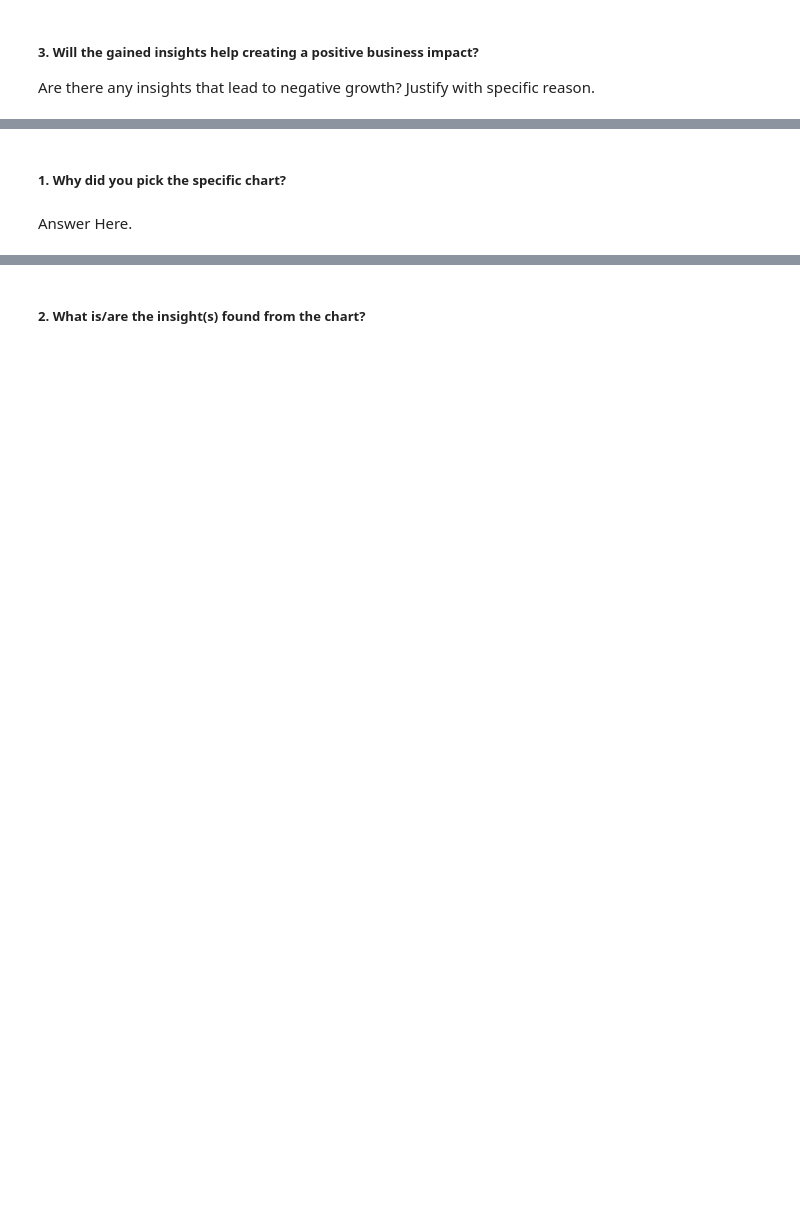
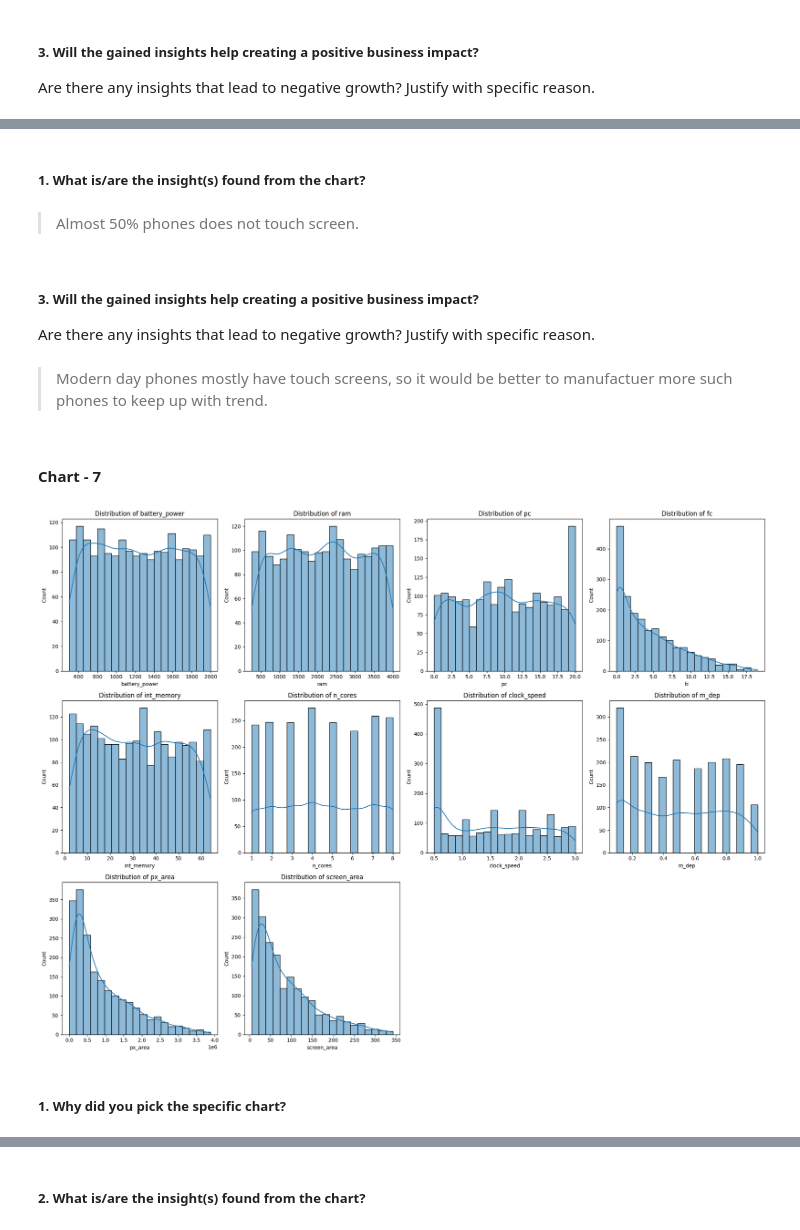
Before and after one commit to AmanSharmas/Mobile-Price-Range-Prediction, a Jupyter notebook: Mobile_Price_Range_Prediction_Capstone_3.ipynb, the cells around one changed output, grey strips where cells are left out. Cells and saved outputs as stored; diff of their text form; code cells hidden in the pictures; blank space fills up the shorter version.

```diff
--- a/Mobile_Price_Range_Prediction_Capstone_3.ipynb
+++ b/Mobile_Price_Range_Prediction_Capstone_3.ipynb
@@ -137,3 +304,7 @@ dataset=pd.read_csv(working_dir + 'data_mobile_price_range.csv')
+# %%
+# # Load Dataset Pratik
+working_dir='/content/drive/MyDrive/Colab Notebooks/Module 3/Capstone project 3 (group)/'
+dataset=pd.read_csv(working_dir + 'data_mobile_price_range.csv')
 # %% [markdown]
 ### Dataset First View
 # %%
@@ -405,0 +505,3 @@ Index(['battery_power', 'blue', 'clock_speed', 'dual_sim', 'fc', 'four_g',
+# %%
+# Replacing zero values in pixel height with mean
+df['px_height'] = df['px_height'].replace(0,df['px_height'].mean())
@@ -405,0 +513,3 @@ Index(['battery_power', 'blue', 'clock_speed', 'dual_sim', 'fc', 'four_g',
+# %%
+# Replacing zero values in screen width with mean
+df['sc_w'] = df['sc_w'].replace(0,df['sc_w'].mean())
@@ -405,0 +572,4 @@ Index(['battery_power', 'blue', 'clock_speed', 'dual_sim', 'fc', 'four_g',
+# %%
+# Creating new variables 'screen_area' & 'px_area'
+df['screen_area'] = df['sc_h'] * df['sc_w']
+df['px_area'] = df['px_height'] * df['px_width']
@@ -508,4 +893,30 @@ fig.update_layout(autosize=True,width=600,height=400)
+# %% [markdown]
+##### 1. What is/are the insight(s) found from the chart?
+# %% [markdown]
+> Almost 50% phones does not touch screen.
+# %% [markdown]
+##### 3. Will the gained insights help creating a positive business impact?
+Are there any insights that lead to negative growth? Justify with specific reason.
+# %% [markdown]
+> Modern day phones mostly have touch screens, so it would be better to manufactuer more such phones to keep up with trend.
+# %% [markdown]
+#### Chart - 7
+# %%
+# Visualize the distribution of numerical features
+numerical_cols = ['battery_power', 'ram','pc', 'fc', 'int_memory', 'n_cores', 'clock_speed', 'm_dep', 'px_area', 'screen_area']
+rows=3
+cols=4
+counter=1
+fig = plt.figure(figsize=(20, 15))
+for col in tqdm(numerical_cols):
+    plt.subplot(rows,cols,counter)
+    sns.histplot(df[col], bins=20, kde=True)
+    plt.title(f'Distribution of {col}')
+    plt.xlabel(col)
+    plt.ylabel('Count')
+    counter=counter+1
+    plt.tight_layout()
+# %% [output]
+[figure, added]
 # %% [markdown]
 ##### 1. Why did you pick the specific chart?
-# %% [markdown]
-Answer Here.
```
Also changed, not shown: parts of 465 cells of this notebook.
